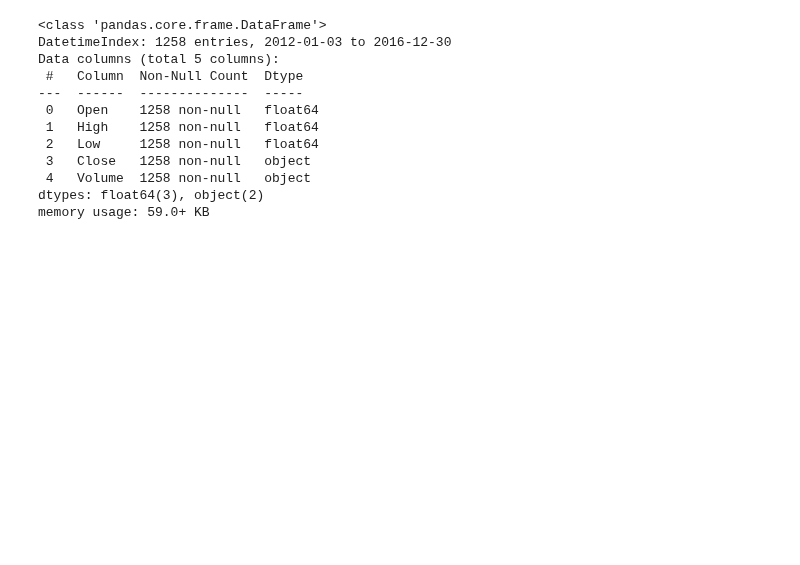
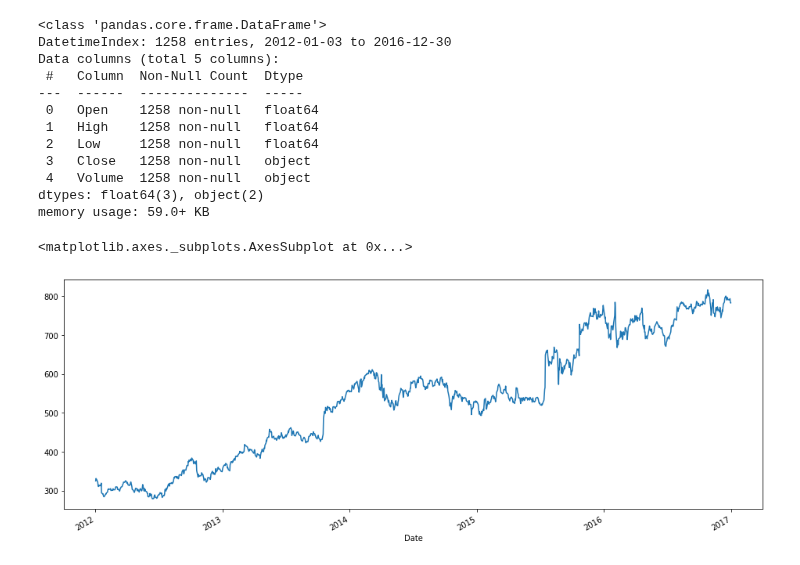
Before and after one commit to SiddarthSamdani/Google_stock_price_prediction, a Jupyter notebook: Google_Price_Prediction.ipynb, the cells around one changed output. Cells and saved outputs as stored; diff of their text form; code cells hidden in the pictures; blank space fills up the shorter version.

```diff
--- a/Google_Price_Prediction.ipynb
+++ b/Google_Price_Prediction.ipynb
@@ -40,3 +40,8 @@ Data columns (total 5 columns):
  4   Volume  1258 non-null   object
 dtypes: float64(3), object(2)
 memory usage: 59.0+ KB
+# %%
+dataset['Open'].plot(figsize=(16,6))
+# %% [output]
+<matplotlib.axes._subplots.AxesSubplot at 0x...>
+[figure, added]
```
Also changed, not shown: parts of 16 cells of this notebook.
